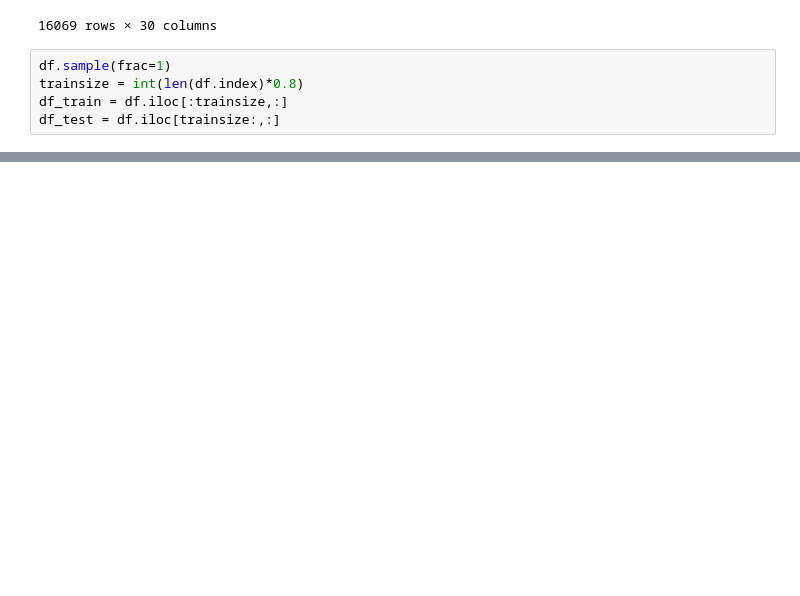
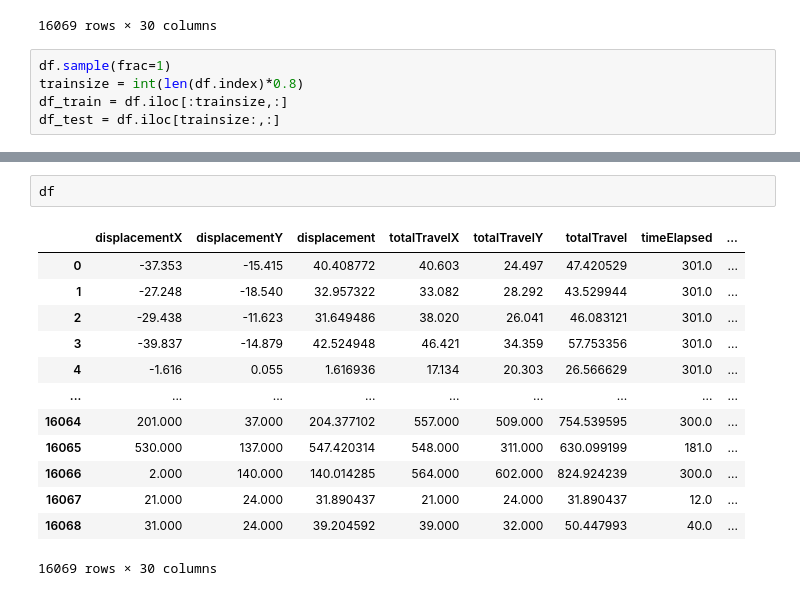
Before and after one commit to jspaul2003/CS155_Project_1, a Jupyter notebook: CS155 Project 1 Modelling Shenanigans.ipynb, the cells around one changed output, grey strips where cells are left out. Drawn from its saved outputs; the diff is of its cells as text; blank space fills up the shorter version.

```diff
--- a/CS155 Project 1 Modelling Shenanigans.ipynb
+++ b/CS155 Project 1 Modelling Shenanigans.ipynb
@@ -48,0 +157,16 @@ df_train
+# %%
+df
+# %% [output]
+|  | displacementX | displacementY | displacement | totalTravelX | totalTravelY | totalTravel | timeElapsed | ... |
+| 0 | -37.353 | -15.415 | 40.408772 | 40.603 | 24.497 | 47.420529 | 301.0 | ... |
+| 1 | -27.248 | -18.540 | 32.957322 | 33.082 | 28.292 | 43.529944 | 301.0 | ... |
+| 2 | -29.438 | -11.623 | 31.649486 | 38.020 | 26.041 | 46.083121 | 301.0 | ... |
+| 3 | -39.837 | -14.879 | 42.524948 | 46.421 | 34.359 | 57.753356 | 301.0 | ... |
+| 4 | -1.616 | 0.055 | 1.616936 | 17.134 | 20.303 | 26.566629 | 301.0 | ... |
+| ... | ... | ... | ... | ... | ... | ... | ... | ... |
+| 16064 | 201.000 | 37.000 | 204.377102 | 557.000 | 509.000 | 754.539595 | 300.0 | ... |
+| 16065 | 530.000 | 137.000 | 547.420314 | 548.000 | 311.000 | 630.099199 | 181.0 | ... |
+| 16066 | 2.000 | 140.000 | 140.014285 | 564.000 | 602.000 | 824.924239 | 300.0 | ... |
+| 16067 | 21.000 | 24.000 | 31.890437 | 21.000 | 24.000 | 31.890437 | 12.0 | ... |
+| 16068 | 31.000 | 24.000 | 39.204592 | 39.000 | 32.000 | 50.447993 | 40.0 | ... |
+16069 rows × 30 columns
```
Also changed, not shown: parts of 10 cells of this notebook, 1 other file.
